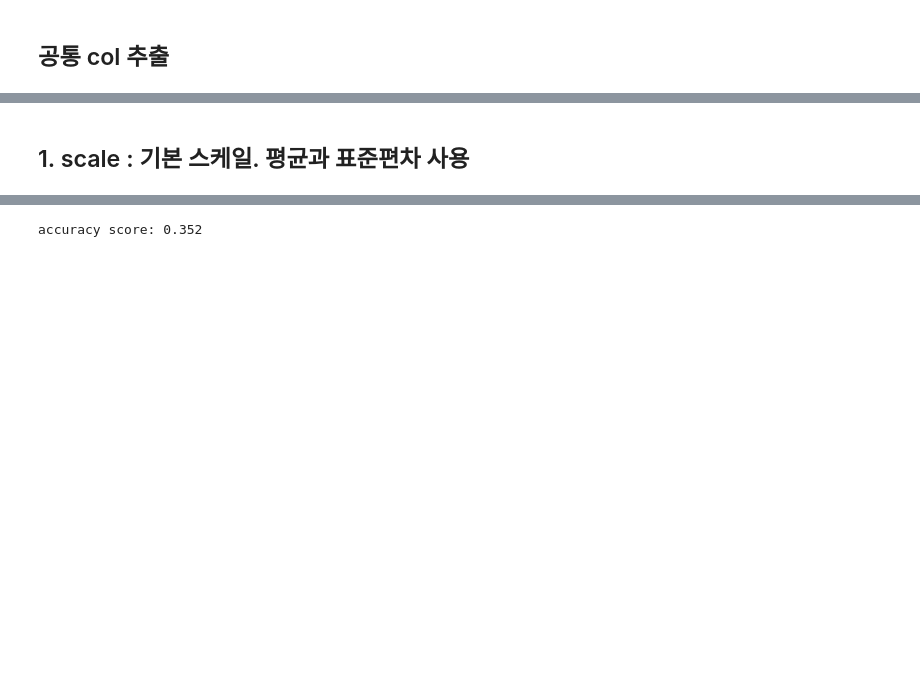
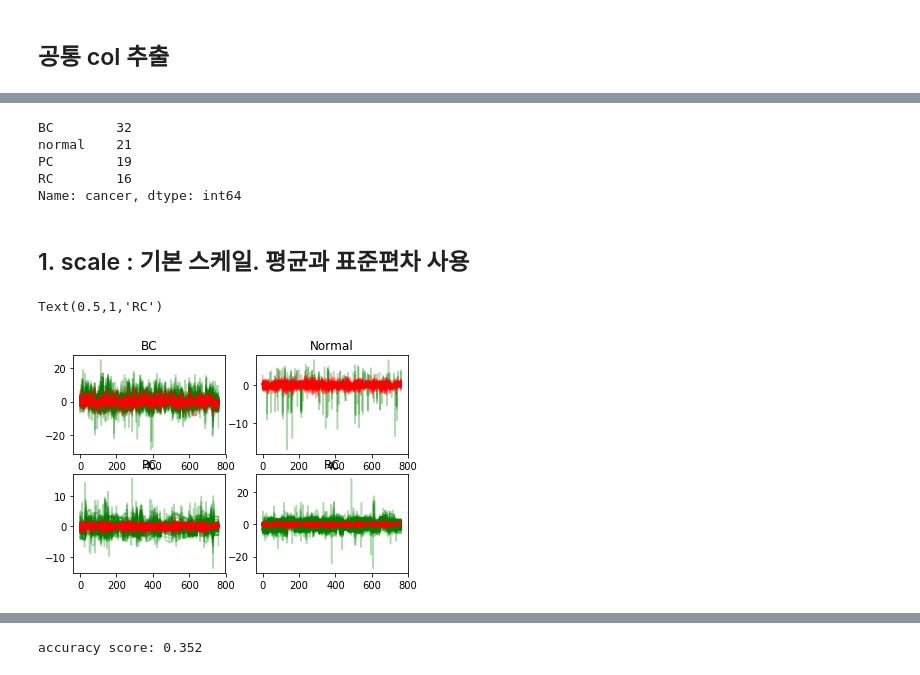
Before and after one commit to sohyuniii/---projects, a Jupyter notebook: Cancer types/2-2. Scale.ipynb, the cells around one changed output, grey strips where cells are left out. Drawn from its saved outputs; the diff is of its cells as text; code cells hidden in the pictures; blank space fills up the shorter version.

Commit message:
조직,소변데이터 scale 후 modeling

```diff
--- a/Cancer types/2-2. Scale.ipynb
+++ b/Cancer types/2-2. Scale.ipynb
@@ -88,0 +90,4 @@ K100_new = K100[new_col]
+# %%
+t_both = pd.concat([TCGA_new.drop(['cancer'], axis=1),TCGA['y']], axis = 1)
+t_both = t_both.sort_values(['y'])
+t_both.head()
@@ -88,0 +110,4 @@ K100_new = K100[new_col]
+# %%
+u_both = pd.concat([K100_new.drop(['cancer'], axis=1),K100['cancer']], axis = 1)
+u_both = u_both.sort_values(['cancer'])
+u_both.head()
@@ -89,5 +122,47 @@ K100_new = K100[new_col]
+# %%
+u_both.cancer.value_counts()
+# %% [output]
+BC        32
+normal    21
+PC        19
+RC        16
+Name: cancer, dtype: int64
 # %% [markdown]
 ## 1. scale : 기본 스케일. 평균과 표준편차 사용
+# %%
+tt_both = pd.DataFrame(scale(t_both))
+uu_both = pd.DataFrame(scale(u_both))
+# %%
+plt.subplot(2,2,1)
+for i in range(408) :
+    tt_both.iloc[i,0:762].plot(color = 'g', alpha = 0.3)
+for i in range(32) :
+    uu_both.iloc[i,0:762].plot(color = 'r', alpha = 0.3)
+plt.title('BC')
+
+plt.subplot(2,2,2)
+for i in range(408,1811) :
+    tt_both.iloc[i,0:762].plot(color = 'g', alpha = 0.3)
+for i in range(32,53) :
+    uu_both.iloc[i,0:762].plot(color = 'r', alpha = 0.3)
+plt.title('Normal')
+
+plt.subplot(2,2,3)
+for i in range(1811,1995) :
+    tt_both.iloc[i,0:762].plot(color = 'g', alpha = 0.3)
+for i in range(53,72) :
+    uu_both.iloc[i,0:762].plot(color = 'r', alpha = 0.3)
+plt.title('PC')
+
+plt.subplot(2,2,4)
+for i in range(1995,2877) :
+    tt_both.iloc[i,0:762].plot(color = 'g', alpha = 0.3)
+for i in range(72,88) :
+    uu_both.iloc[i,0:762].plot(color = 'r', alpha = 0.3)
+plt.title('RC')
+# %% [output]
+Text(0.5,1,'RC')
+[figure, added]
 # %%
 X = TCGA_new.drop(['cancer'], axis=1)
 X = scale(X)
```
Also changed, not shown: parts of 15 cells of this notebook.
